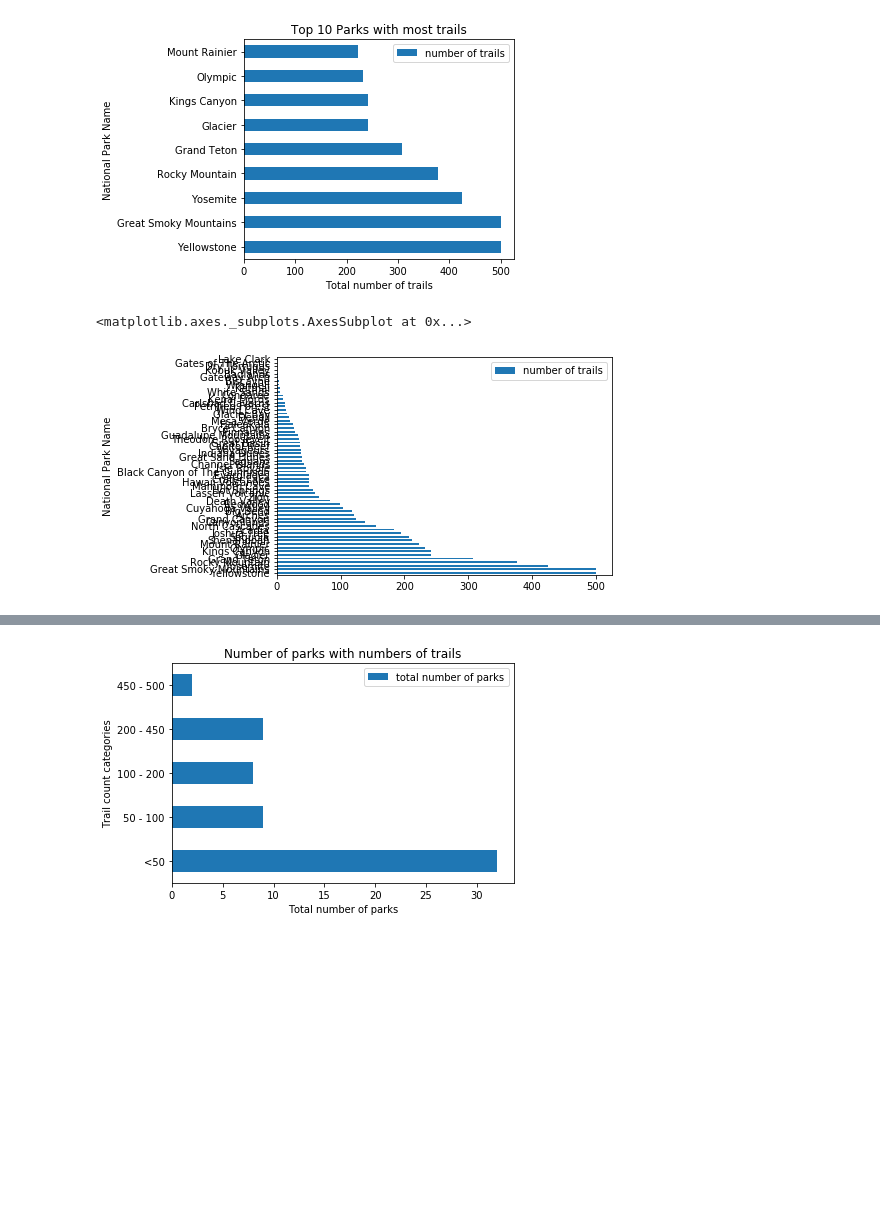
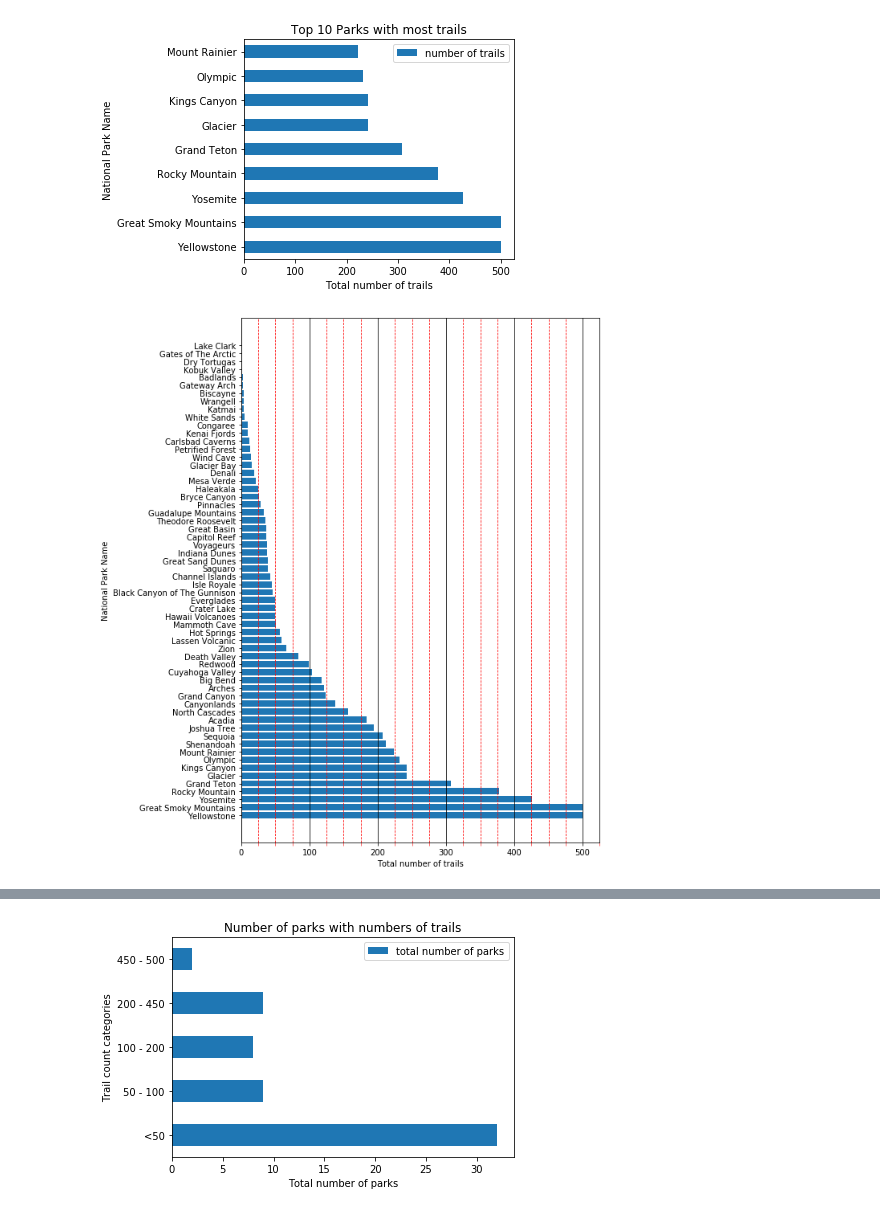
Before and after one commit to theaddies/bootcamp_project_1, a Jupyter notebook: Number of trails per national park.ipynb, the cells around one changed output, grey strips where cells are left out. Saved outputs shown, nothing was run; the diff lists cells and outputs as text; code cells hidden in the pictures; blank space fills up the shorter version.

Commit message:
graph updates

```diff
--- a/Number of trails per national park.ipynb
+++ b/Number of trails per national park.ipynb
@@ -263,11 +265,26 @@ plt.savefig('./data_summary/parks_top_10_trail_count.png', bbox_inches='tight')
 plt.tight_layout()
 # %% [output]
 [figure]
-# %%
-trail_per_park_df.plot(x = 'National Park Name', y = 'number of trails' , kind = 'barh')
-# %% [output]
-<matplotlib.axes._subplots.AxesSubplot at 0x...>
-[figure, removed]
+# %%
+fig1, ax1 = plt.subplots(figsize = (8,12))
+
+ax1.barh(trail_per_park_df['National Park Name'],trail_per_park_df['number of trails'])
+ax1.set_xlabel('Total number of trails')
+ax1.set_ylabel('National Park Name')
+
+# Setting minor tick marks every multiple of 25 that IS NOT the major mark
+ax1.xaxis.set_minor_locator(MultipleLocator(25))
+
+# Setting the minor ticks to have a color of red and to come below the grid at a length of 4
+ax1.tick_params(which='minor', length=4, color='r')
+
+# Displaying the grid lines to aid the visualization on the minor grid and major grid.
+# The line stype of the minor grid is dashed and red were as the major line is black with a solid line.
+ax1.xaxis.grid(True, which='minor', color = 'red', linestyle = 'dashed')
+ax1.xaxis.grid(True, which='major', color = 'black', linestyle = 'solid')
+plt.savefig('./data_summary/park_name_by_all_trail_number.png', bbox_inches='tight')
+# %% [output]
+[figure, added]
 # %%
 trail_count_bin = [0 , 50 , 100 , 200 , 450 , 501]
 trail_count_label = ['<50', '50 - 100', '100 - 200', '200 - 450' , '450 - 500' ]
```
Also changed, not shown: parts of 4 cells of this notebook, 4 other files.
